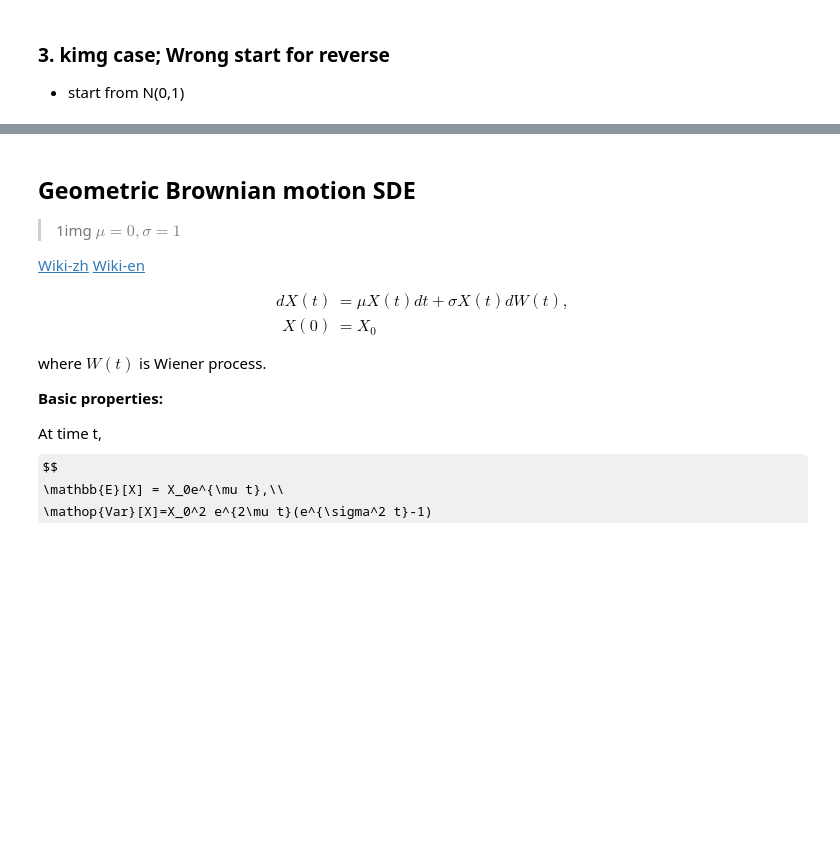
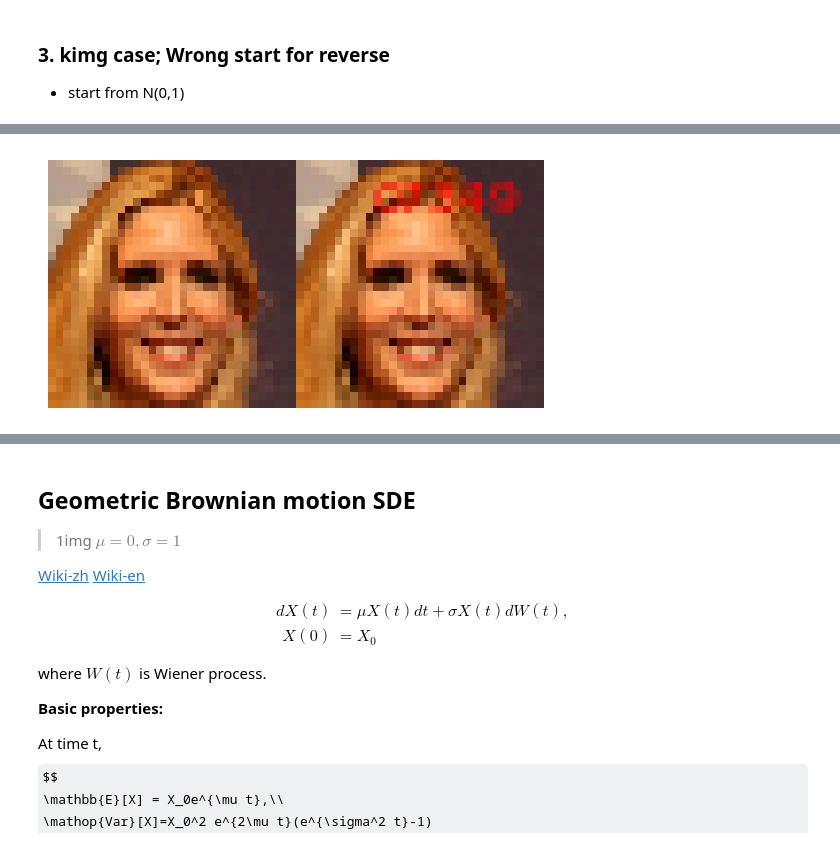
Before and after one commit to Rymoon/DDPM-SuJL, a Jupyter notebook: MyDDPM/apps/ddpm2_emp_sample.ipynb, the cells around one changed output, grey strips where cells are left out. Cells and saved outputs as stored; diff of their text form; code cells hidden in the pictures; some formulas as TeX source; blank space fills up the shorter version.

```diff
--- a/MyDDPM/apps/ddpm2_emp_sample.ipynb
+++ b/MyDDPM/apps/ddpm2_emp_sample.ipynb
@@ -422,0 +425,78 @@ print(imgs[0])
+# %%
+def make_data_3(imgs, N, img_size):
+    data = np.array([imread(imgs[i],img_size) for i in range(N)])
+    ids=  [Path(img_path).stem for img_path in imgs]
+    def get_id_by_order(i):
+        """i-th data"""
+        return ids[i]
+    def get_id_by_value(value,start,end=None,eps=1/255/2):
+
+        for order in range(start,end):
+            d= data[order]
+            err = np.sum((np.array(value)-d)**2)/d.size # aver-l2
+            if err<eps:
+                id = get_id_by_order(order)
+                break
+        else:
+            id = None
+        return id, err , order
+
+    return data, get_id_by_order, get_id_by_value
+
+def mark_image_with_id(target, *, as_img, match):
+    """
+    target: same with data[k], k in 0,...,N-1
+    match(target) --> id, error
+
+    Return: HW3, float [0,1]
+    """
+    id,err,order = match(target)
+    img = as_img(target)
+
+    assert id is not None, f"e={err}"
+    import matplotlib.pyplot as plt
+    dpi = 150
+    fig = plt.figure(figsize = (img.shape[1]/dpi, img.shape[0]/dpi), dpi=dpi) #figure with correct aspect ratio
+    ax = plt.axes((0,0,1,1)) #axes over whole figure
+    ax.axis('off')
+    ax.imshow(img,extent=[0, img.shape[0], img.shape[1], 0])
+    text = f"{id}"
+
+    img_width = img.shape[1]
+    font_size = round(12*img_width/128)
+    font = {'size': font_size}
+    # Draw text on the image
+    ax.text(10, font_size/dpi*(350+20), text, fontdict=font, color='red') #
+    # f.savefig('Invitation00001.png',dpi=300)
+
+    # Get figure as numpy array
+    canvas = fig.canvas
+    canvas.draw()
+    img_with_text = np.array(canvas.renderer.buffer_rgba()) # [0,255], HW4
+    img_with_text = img_with_text[:,:,:3]/255
+    plt.close()
+
+    return img_with_text
+
+def _test():
+    N_used = 8
+    data, get_id_by_order, get_id_by_value = make_data_3(imgs,N_used,img_size=32)
+    order = 4
+    assert order< N_used
+    v = data[order]
+    id_real =  get_id_by_order(order)
+    id,err,ord = get_id_by_value(v,0,8)
+    print(id,err)
+    print(id_real)
+
+    as_img = lambda v: cv2.cvtColor((v+1)/2, cv2.COLOR_BGR2RGB)
+    img = as_img(v)
+    img_t = mark_image_with_id(v, as_img = as_img , match = lambda target:get_id_by_value(target, 0, N_used, eps = 1/255/2) )
+    plt.figure()
+    plt.imshow(np.concatenate([img,img_t],axis=1))
+    plt.axis("off")
+    plt.show()
+    plt.close()
+
+_test()
+# %% [output]
@@ -423 +505,2 @@ print(imgs[0])
+[figure, added]
 # %%
```
Also changed, not shown: parts of 9 cells of this notebook, 2 other files.
